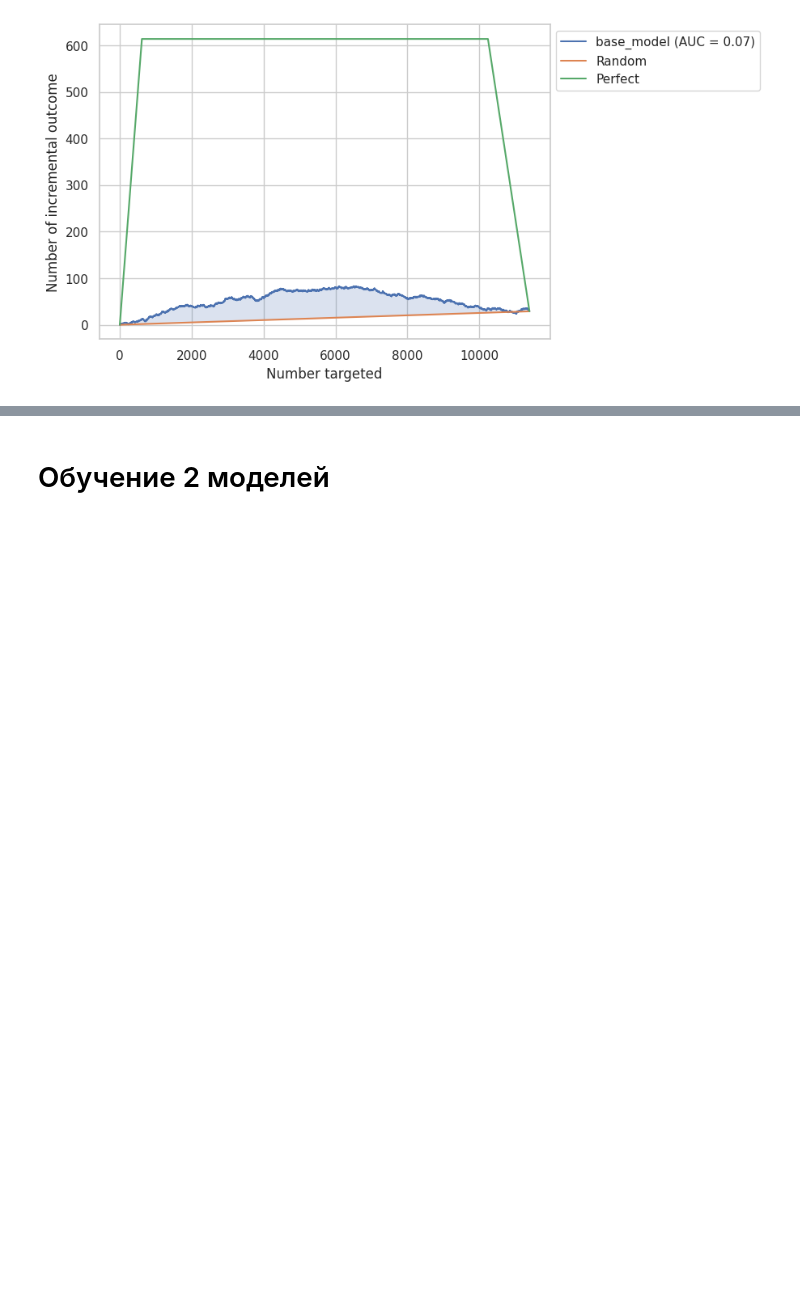
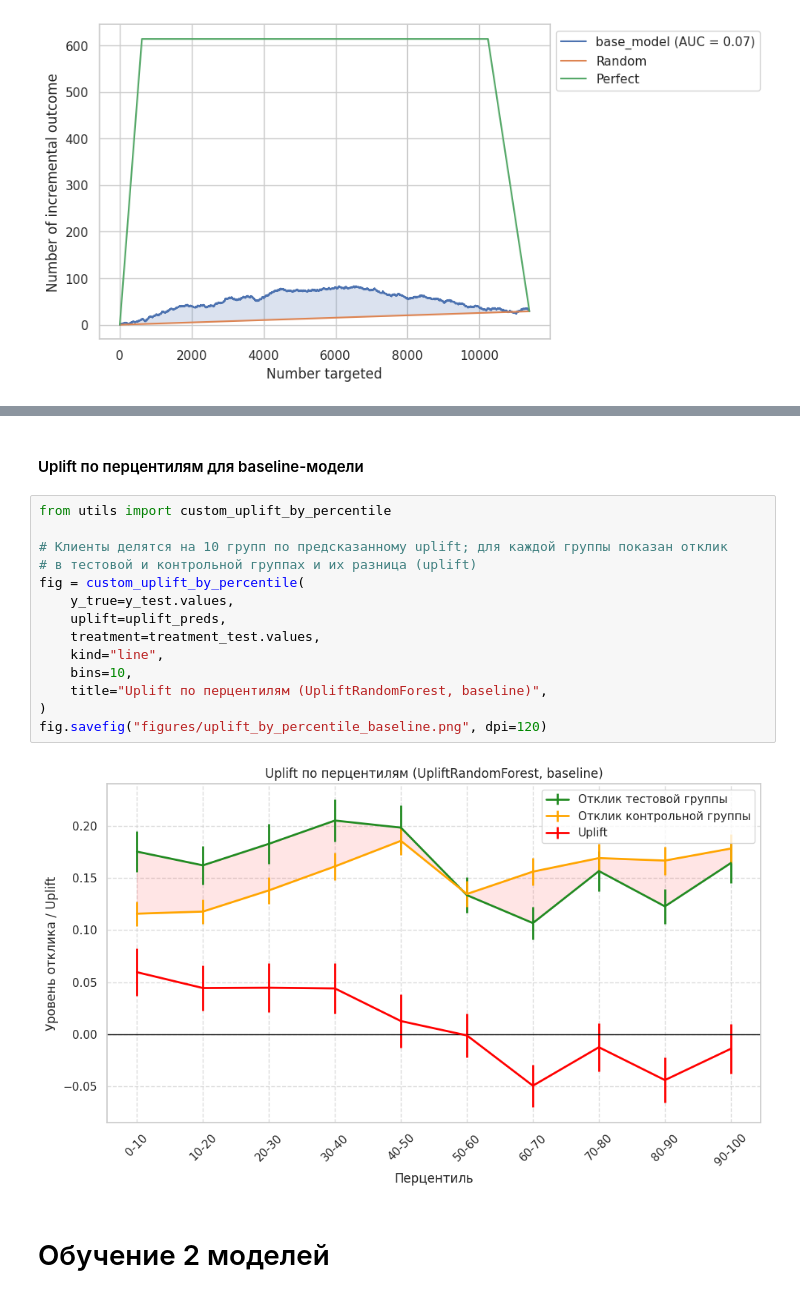
Before and after one commit to liliya-ily/mle-uplift-final-project-2025-main, a Jupyter notebook: final_project_template.ipynb, the cells around one changed output, grey strips where cells are left out. Cells and saved outputs as stored; diff of their text form; blank space fills up the shorter version.

```diff
--- a/final_project_template.ipynb
+++ b/final_project_template.ipynb
@@ -512,3 +544,21 @@ Uplift@30%: 0.049406318189860216
+# %% [markdown]
+#### Uplift по перцентилям для baseline-модели
+# %%
+from utils import custom_uplift_by_percentile
+
+# Клиенты делятся на 10 групп по предсказанному uplift; для каждой группы показан отклик
+# в тестовой и контрольной группах и их разница (uplift)
+fig = custom_uplift_by_percentile(
+    y_true=y_test.values,
+    uplift=uplift_preds,
+    treatment=treatment_test.values,
+    kind="line",
+    bins=10,
+    title="Uplift по перцентилям (UpliftRandomForest, baseline)",
+)
+fig.savefig("figures/uplift_by_percentile_baseline.png", dpi=120)
+# %% [output]
+[figure, added]
 # %% [markdown]
 # Обучение 2 моделей
 # %% [markdown]
```
Also changed, not shown: parts of 9 cells of this notebook, 10 other files.
